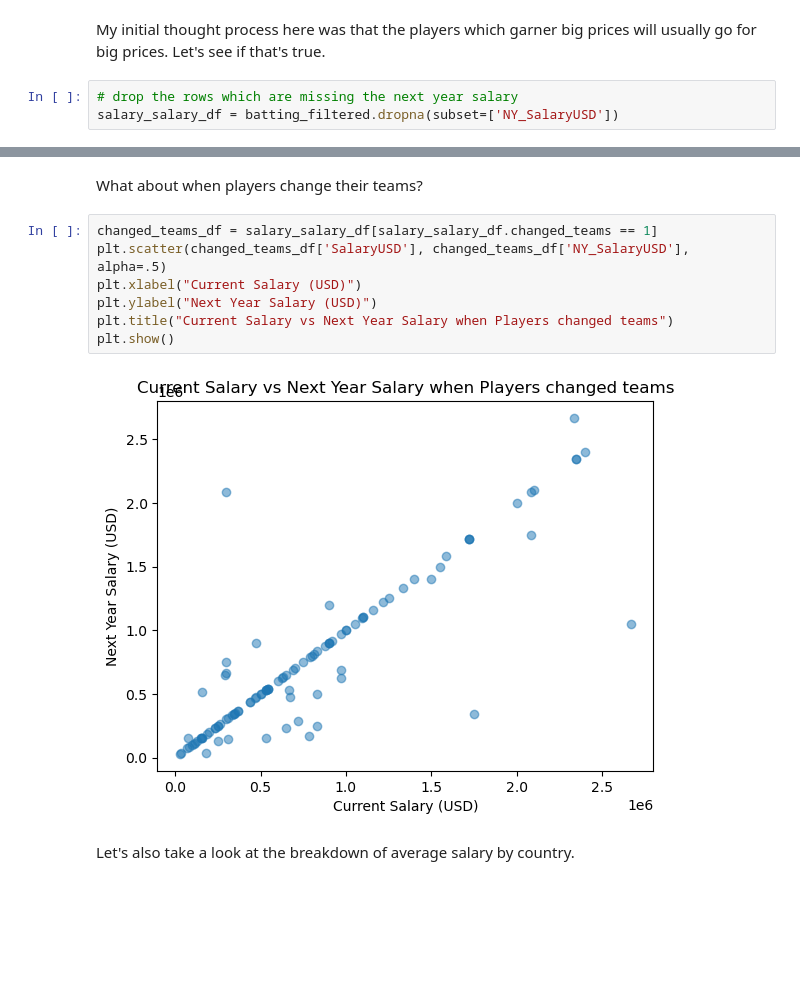
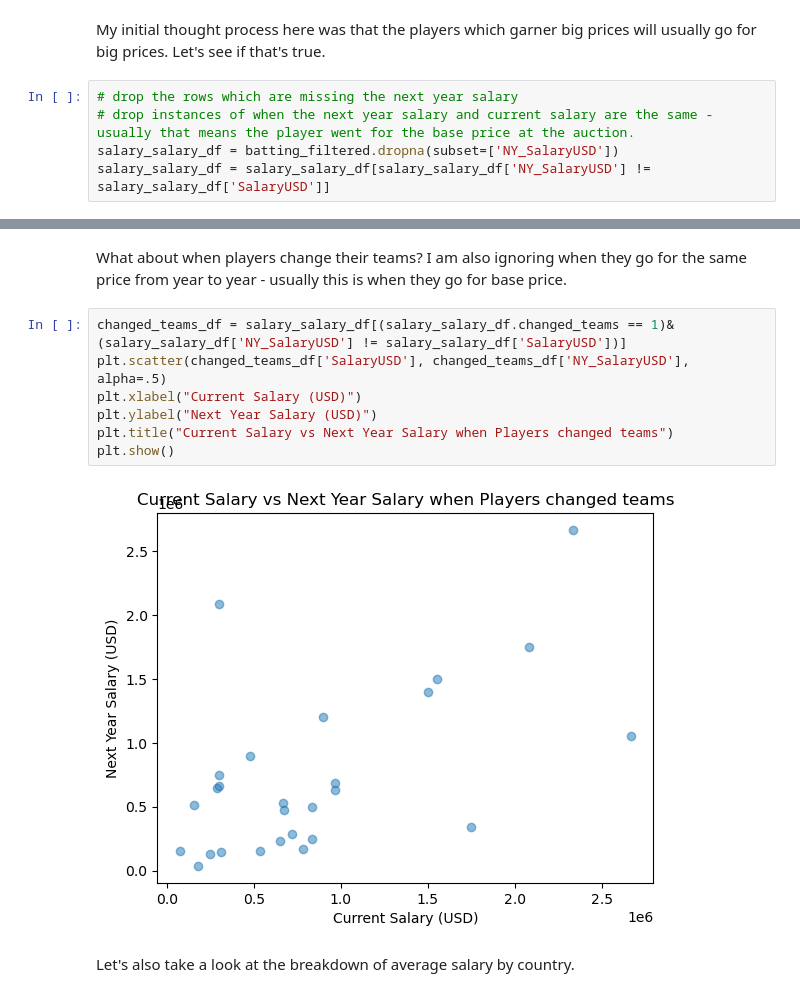
Before and after one commit to rohitbhamidi/ipl-player-salary, a Jupyter notebook: 2-ExploratoryDataAnalysis.ipynb, the cells around one changed output, grey strips where cells are left out. Saved outputs shown, nothing was run; the diff lists cells and outputs as text; blank space fills up the shorter version.

Commit message:
ignored warnings, added some visuals.

```diff
--- a/2-ExploratoryDataAnalysis.ipynb
+++ b/2-ExploratoryDataAnalysis.ipynb
@@ -145,7 +126,9 @@ See the caveats in the documentation: https://pandas.pydata.org/pandas-docs/stab
 My initial thought process here was that the players which garner big prices will usually go for big prices. Let's see if that's true.
 # %%
 # drop the rows which are missing the next year salary
+# drop instances of when the next year salary and current salary are the same - usually that means the player went for the base price at the auction.
 salary_salary_df = batting_filtered.dropna(subset=['NY_SalaryUSD'])
+salary_salary_df = salary_salary_df[salary_salary_df['NY_SalaryUSD'] != salary_salary_df['SalaryUSD']]
 # %%
 plt.scatter(salary_salary_df['SalaryUSD'], salary_salary_df['NY_SalaryUSD'], alpha=.5)
 plt.xlabel("Current Salary (USD)")
@@ -157,14 +140,14 @@ plt.show()
-# %% [markdown]
-What about when players change their teams?
+# %% [markdown]
+What about when players change their teams? I am also ignoring when they go for the same price from year to year - usually this is when they go for base price.
 # %%
-changed_teams_df = salary_salary_df[salary_salary_df.changed_teams == 1]
+changed_teams_df = salary_salary_df[(salary_salary_df.changed_teams == 1)&(salary_salary_df['NY_SalaryUSD'] != salary_salary_df['SalaryUSD'])]
 plt.scatter(changed_teams_df['SalaryUSD'], changed_teams_df['NY_SalaryUSD'], alpha=.5)
 plt.xlabel("Current Salary (USD)")
 plt.ylabel("Next Year Salary (USD)")
 plt.title("Current Salary vs Next Year Salary when Players changed teams")
 plt.show()
 # %% [output]
-[figure, old version]
+[figure, new version]
 # %% [markdown]
 Let's also take a look at the breakdown of average salary by country.
 # %%
```
Also changed, not shown: parts of 4 cells of this notebook.
